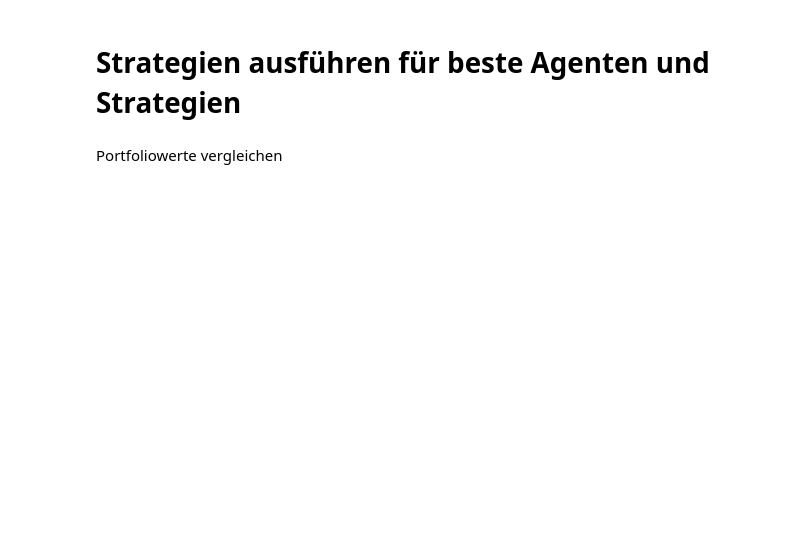
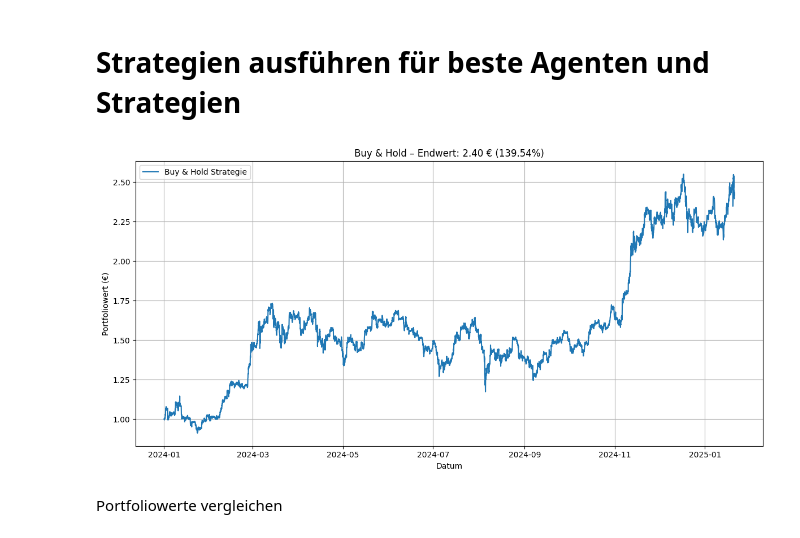
Before and after one commit to TrxtanF/Studienarbeit, a Jupyter notebook: Backtesting/Backtesting_Comparison_Notebook.ipynb, the cells around one changed output. Saved outputs shown, nothing was run; the diff lists cells and outputs as text; code cells hidden in the pictures; blank space fills up the shorter version.

```diff
--- a/Backtesting/Backtesting_Comparison_Notebook.ipynb
+++ b/Backtesting/Backtesting_Comparison_Notebook.ipynb
@@ -91,16 +98,18 @@ plt.show()
 # %%
 # Strategien ausführen
 ma_result = run_moving_average_strategy()
 bollinger_result = run_bollinger_strategy()
 momentum_result = run_momentum_strategy()
 #dqn_result = run_dqn_backtest()
 bh_result = run_buy_and_hold_strategy()
 
 #a2c_result = run_a2c_backtest()
-ppo_result1 = run_ppo_backtest_v1()
-ppo_result2 = run_ppo_backtest_v2()
-ppo_result3 = run_ppo_backtest_v3()
-ppo_result4 = run_ppo_backtest_v4()
+#ppo_result_v1 = run_ppo_backtest_v1()
+#ppo_result_v2 = run_ppo_backtest_v2()
+#ppo_result_v3 = run_ppo_backtest_v3()
+#ppo_result_v4 = run_ppo_backtest_v4()
+# %% [output]
+[figure, added]
 # %%
 # Portfolios extrahieren
 strategies = {
```
Also changed, not shown: parts of 8 cells of this notebook.
